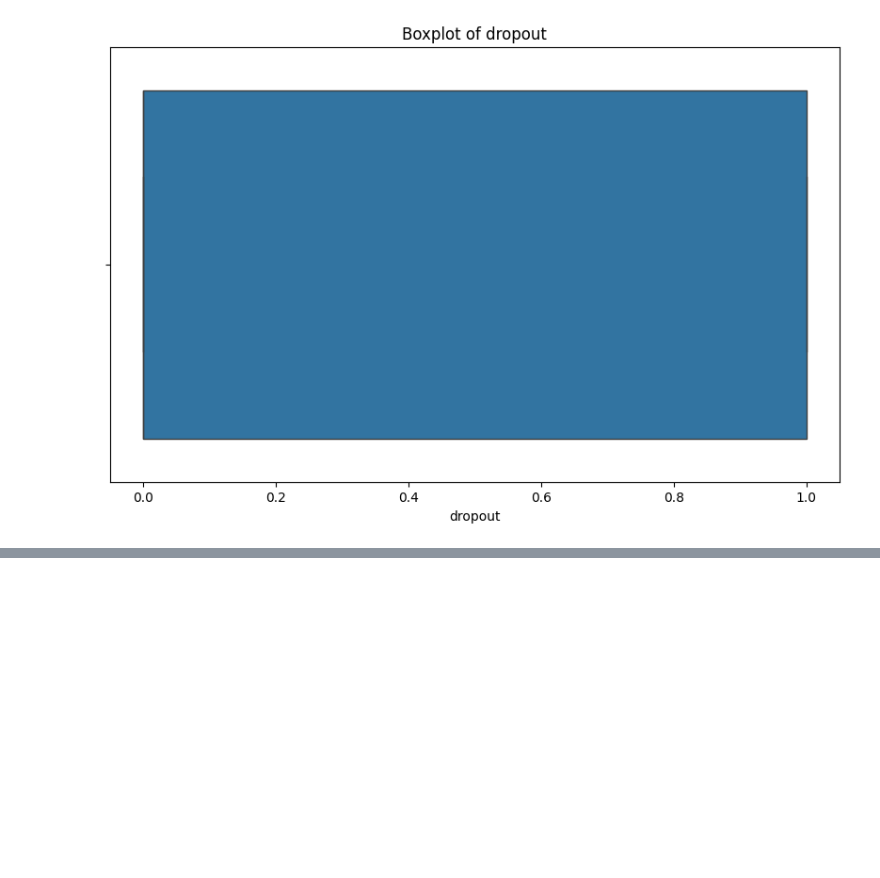
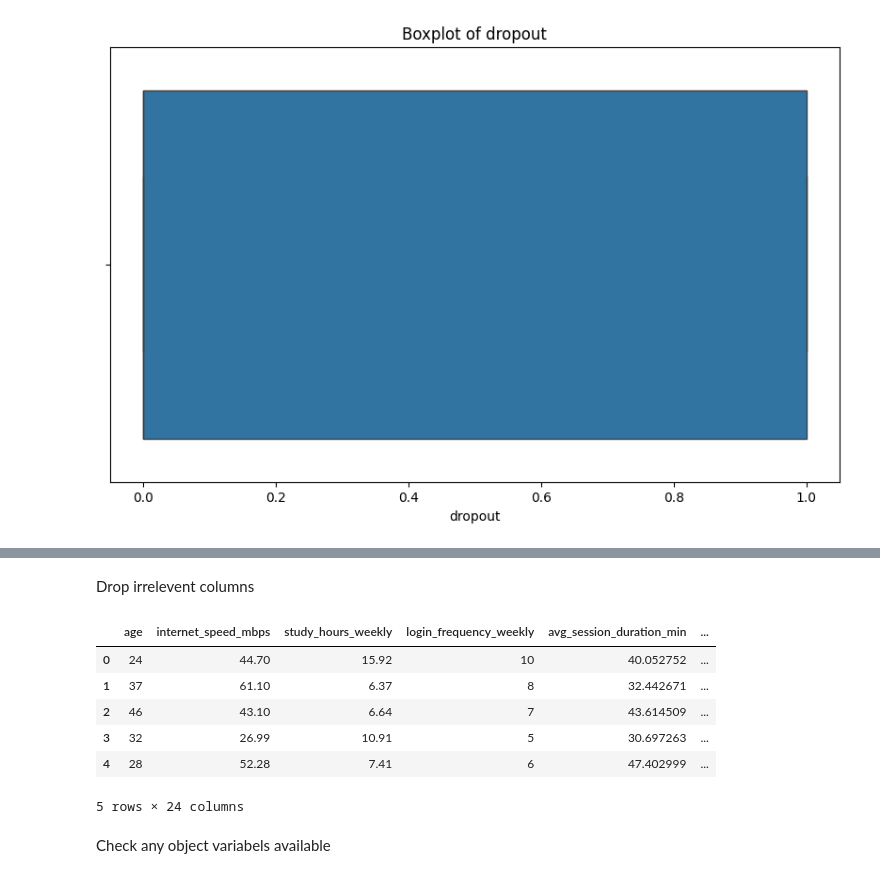
Before and after one commit to hansanagayathmika2003-ctrl/Online-Learning-Engagement, a Jupyter notebook: Online_Learning_Engagement.ipynb, the cells around one changed output, grey strips where cells are left out. Saved outputs shown, nothing was run; the diff lists cells and outputs as text; code cells hidden in the pictures; blank space fills up the shorter version.

```diff
--- a/Online_Learning_Engagement.ipynb
+++ b/Online_Learning_Engagement.ipynb
@@ -407,0 +565,3 @@ numeric_df = df.select_dtypes(include='number')
+# %%
+for country in df['country'].unique():
+    df['country ' + country] = df['country'].apply(lambda x : 1 if x==country else 0)
@@ -407,0 +581,2 @@ numeric_df = df.select_dtypes(include='number')
+# %%
+df.drop(columns=['countryUSA', 'countryGermany', 'countryAustralia', 'countryIndia', 'countryCanada', 'countryUK' ], inplace=True)
@@ -407,0 +603,3 @@ numeric_df = df.select_dtypes(include='number')
+# %%
+for device_type in df['device_type'].unique():
+    df['device_type ' +device_type] = df['device_type'].apply(lambda x : 1 if x==device_type else 0)
@@ -407,0 +616,16 @@ numeric_df = df.select_dtypes(include='number')
+# %% [markdown]
+Drop irrelevent columns
+# %%
+df.drop(columns=['gender', 'country', 'device_type'], inplace=True)
+# %%
+df.head()
+# %% [output]
+|  | age | internet_speed_mbps | study_hours_weekly | login_frequency_weekly | avg_session_duration_min | ... |
+| 0 | 24 | 44.70 | 15.92 | 10 | 40.052752 | ... |
+| 1 | 37 | 61.10 | 6.37 | 8 | 32.442671 | ... |
+| 2 | 46 | 43.10 | 6.64 | 7 | 43.614509 | ... |
+| 3 | 32 | 26.99 | 10.91 | 5 | 30.697263 | ... |
+| 4 | 28 | 52.28 | 7.41 | 6 | 47.402999 | ... |
+5 rows × 24 columns
+# %% [markdown]
+Check any object variabels available
```
Also changed, not shown: parts of 45 cells of this notebook.
